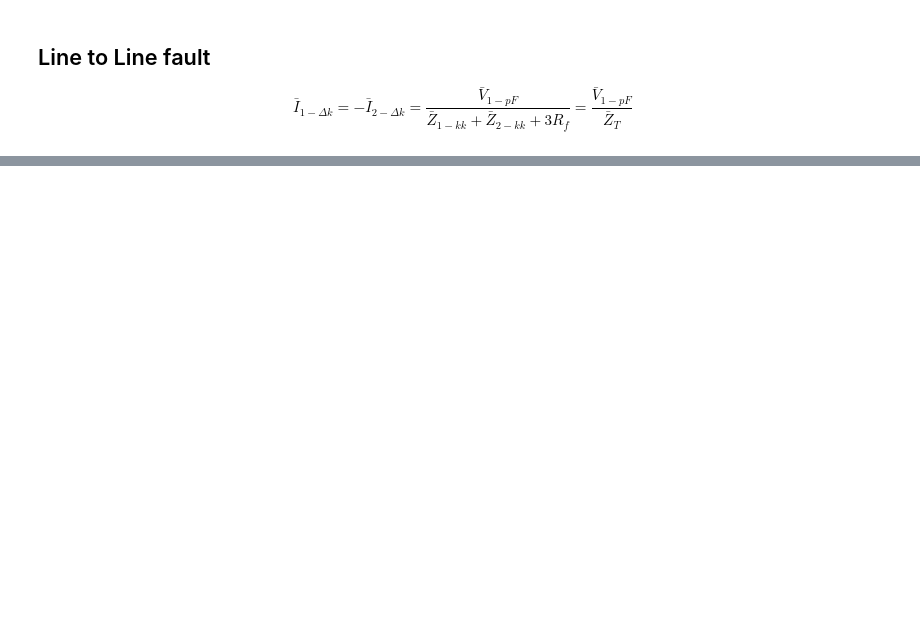
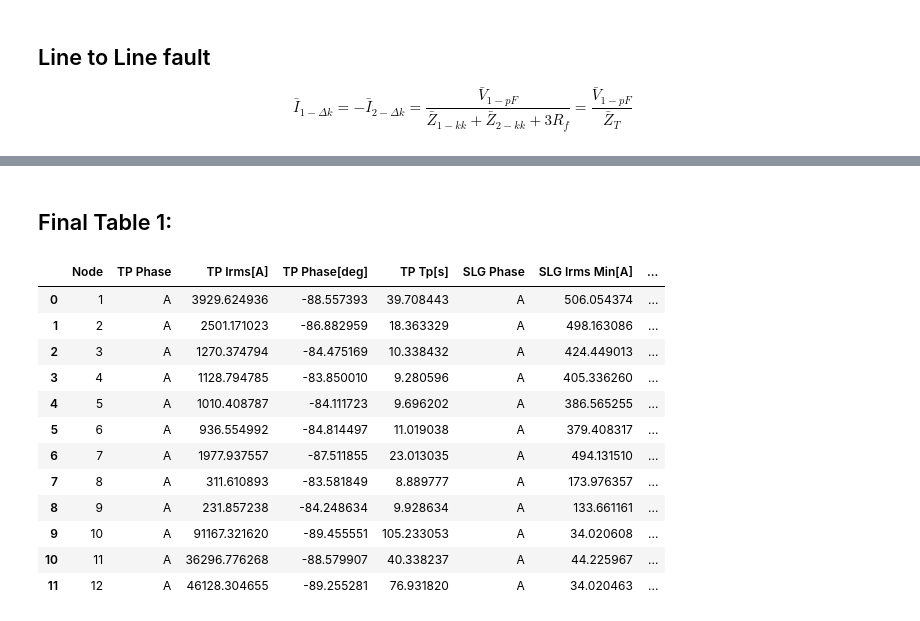
Before and after one commit to e4m8ch/IST_PSE, a Jupyter notebook: main.ipynb, the cells around one changed output, grey strips where cells are left out. Saved outputs shown, nothing was run; the diff lists cells and outputs as text; code cells hidden in the pictures; blank space fills up the shorter version.

```diff
--- a/main.ipynb
+++ b/main.ipynb
@@ -411,0 +424,28 @@ df_LL.head(9)
+# %% [markdown]
+## Final Table 1:
+# %%
+df_TP = df_TP.iloc[::3]
+df_SLG = df_SLG.iloc[::3]
+df_LL = df_LL.iloc[1::3]
+
+df_TP["Node"] = df_TP["Node"] + 1
+df_SLG["Node"] = df_SLG["Node"] + 1
+df_LL["Node"] = df_LL["Node"] + 1
+
+combined_df = df_TP.merge(df_SLG, on="Node").merge(df_LL, on="Node")
+
+combined_df
+# %% [output]
+|  | Node | TP Phase | TP Irms[A] | TP Phase[deg] | TP Tp[s] | SLG Phase | SLG Irms Min[A] | ... |
+| 0 | 1 | A | 3929.624936 | -88.557393 | 39.708443 | A | 506.054374 | ... |
+| 1 | 2 | A | 2501.171023 | -86.882959 | 18.363329 | A | 498.163086 | ... |
+| 2 | 3 | A | 1270.374794 | -84.475169 | 10.338432 | A | 424.449013 | ... |
+| 3 | 4 | A | 1128.794785 | -83.850010 | 9.280596 | A | 405.336260 | ... |
+| 4 | 5 | A | 1010.408787 | -84.111723 | 9.696202 | A | 386.565255 | ... |
+| 5 | 6 | A | 936.554992 | -84.814497 | 11.019038 | A | 379.408317 | ... |
+| 6 | 7 | A | 1977.937557 | -87.511855 | 23.013035 | A | 494.131510 | ... |
+| 7 | 8 | A | 311.610893 | -83.581849 | 8.889777 | A | 173.976357 | ... |
+| 8 | 9 | A | 231.857238 | -84.248634 | 9.928634 | A | 133.661161 | ... |
+| 9 | 10 | A | 91167.321620 | -89.455551 | 105.233053 | A | 34.020608 | ... |
+| 10 | 11 | A | 36296.776268 | -88.579907 | 40.338237 | A | 44.225967 | ... |
+| 11 | 12 | A | 46128.304655 | -89.255281 | 76.931820 | A | 34.020463 | ... |
```
Also changed, not shown: parts of 3 cells of this notebook.
